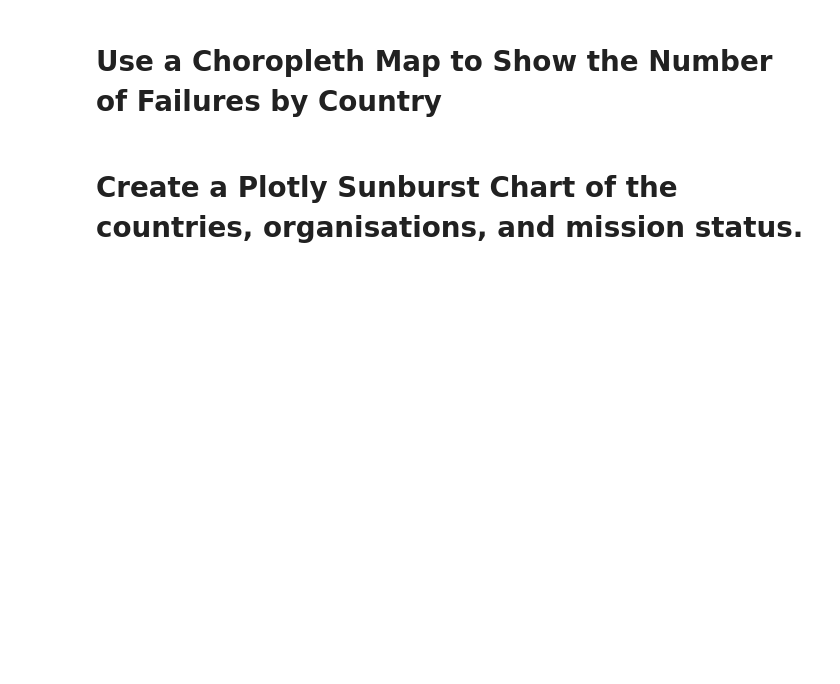
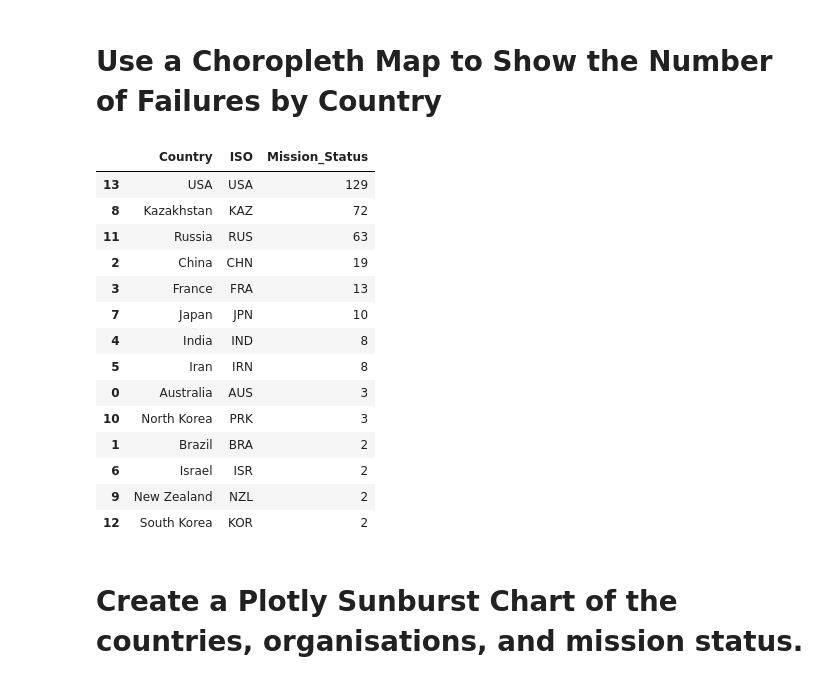
Before and after one commit to cruzcyn/Space-Mission-Analysis, a Jupyter notebook: Space_Missions_Analysis_(start).ipynb, the cells around one changed output. Saved outputs shown, nothing was run; the diff lists cells and outputs as text; code cells hidden in the pictures; blank space fills up the shorter version.

Commit message:
Write code for choropleth showing mission failures by country

```diff
--- a/Space_Missions_Analysis_(start).ipynb
+++ b/Space_Missions_Analysis_(start).ipynb
@@ -362,3 +362,24 @@ fig = go.Figure(data=go.Choropleth(locations=launches_by_country["ISO"],
 fig.show()
 # %% [markdown]
 # Use a Choropleth Map to Show the Number of Failures by Country
+# %%
+failures_by_country = df_data[df_data["Mission_Status"] == "Failure"]
+
+failures_by_country = failures_by_country.groupby(["Country", "ISO"], as_index=False).agg({"Mission_Status": pd.Series.count})
+failures_by_country.sort_values("Mission_Status", ascending=False)
+# %% [output]
+|  | Country | ISO | Mission_Status |
+| 13 | USA | USA | 129 |
+| 8 | Kazakhstan | KAZ | 72 |
+| 11 | Russia | RUS | 63 |
+| 2 | China | CHN | 19 |
+| 3 | France | FRA | 13 |
+| 7 | Japan | JPN | 10 |
+| 4 | India | IND | 8 |
+| 5 | Iran | IRN | 8 |
+| 0 | Australia | AUS | 3 |
+| 10 | North Korea | PRK | 3 |
+| 1 | Brazil | BRA | 2 |
+| 6 | Israel | ISR | 2 |
+| 9 | New Zealand | NZL | 2 |
+| 12 | South Korea | KOR | 2 |
```
Also changed, not shown: parts of 5 cells of this notebook.
